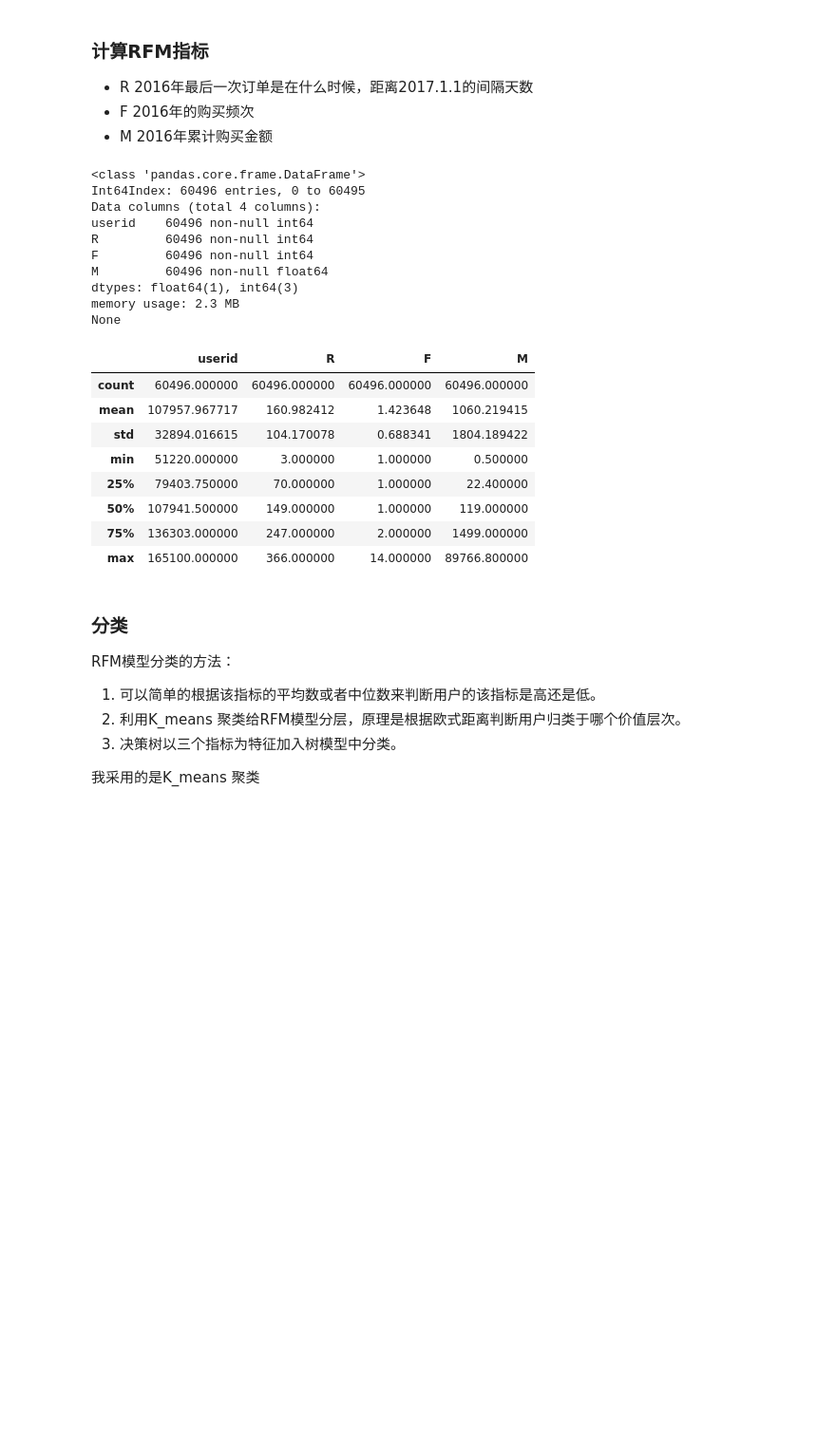
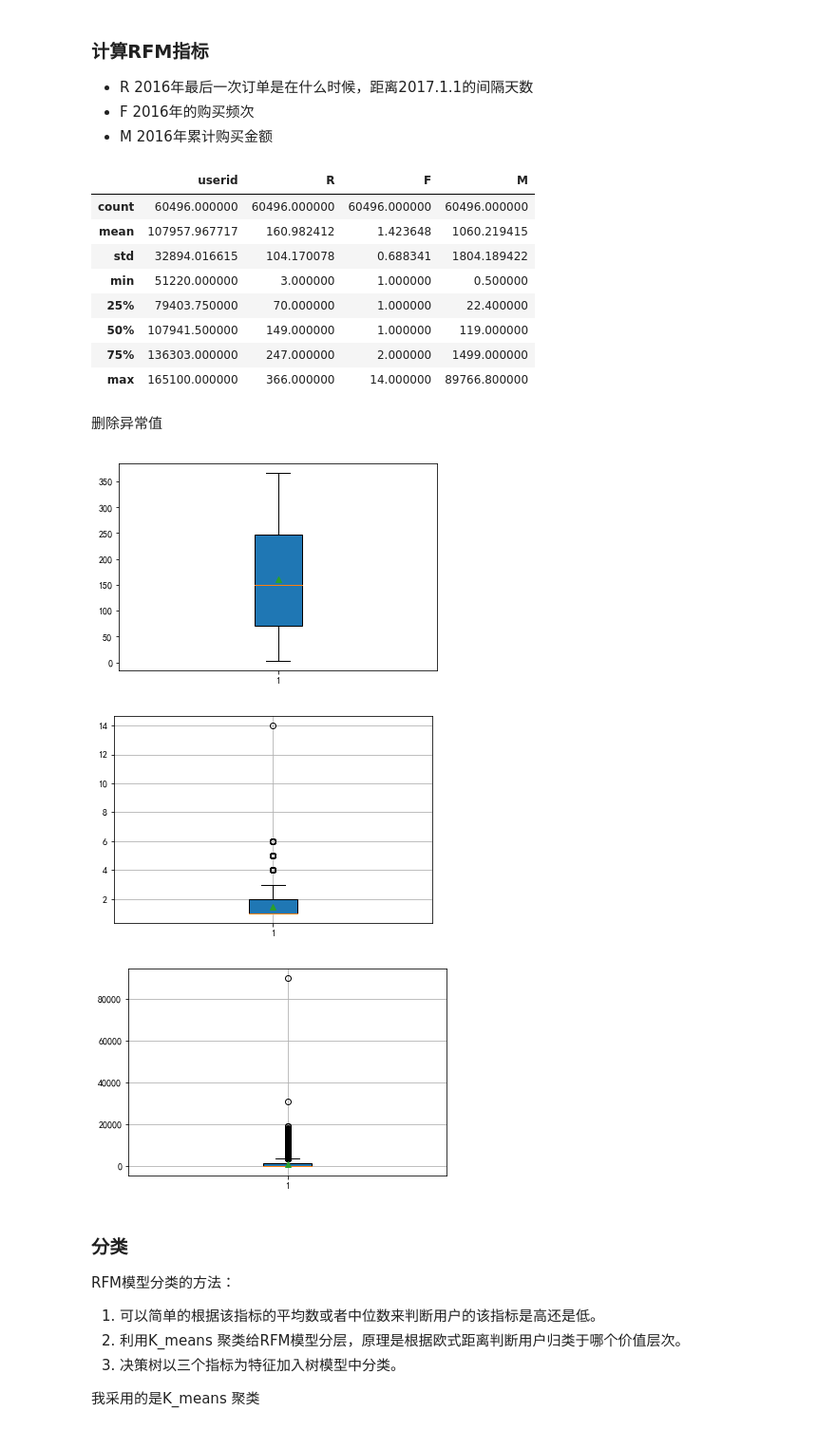
Before and after one commit to aijuandeng/RFM-, a Jupyter notebook: RFM.ipynb, the cells around one changed output. Shown at 95% size. Saved outputs shown, nothing was run; the diff lists cells and outputs as text; code cells hidden in the pictures; blank space fills up the shorter version.

```diff
--- a/RFM.ipynb
+++ b/RFM.ipynb
@@ -136,19 +136,9 @@ RFM = pd.merge(RFM,df.groupby(by="userid")["orderid"].nunique().reset_index(),ho
 RFM.rename(columns={"orderid":"F"},inplace=True)
 RFM = pd.merge(RFM,df.groupby(["userid"])["amountinfo"].sum().reset_index(),how="outer",on="userid")
 RFM.rename(columns={"amountinfo":"M"},inplace=True)
-print(RFM.info())
+RFM.userid=RFM.userid.astype("int")
 RFM.describe()
 # %% [output]
-<class 'pandas.core.frame.DataFrame'>
-Int64Index: 60496 entries, 0 to 60495
-Data columns (total 4 columns):
-userid    60496 non-null int64
-R         60496 non-null int64
-F         60496 non-null int64
-M         60496 non-null float64
-dtypes: float64(1), int64(3)
-memory usage: 2.3 MB
-None
 |  | userid | R | F | M |
 | count | 60496.000000 | 60496.000000 | 60496.000000 | 60496.000000 |
 | mean | 107957.967717 | 160.982412 | 1.423648 | 1060.219415 |
@@ -158,6 +148,34 @@ None
 | 50% | 107941.500000 | 149.000000 | 1.000000 | 119.000000 |
 | 75% | 136303.000000 | 247.000000 | 2.000000 | 1499.000000 |
 | max | 165100.000000 | 366.000000 | 14.000000 | 89766.800000 |
+# %% [markdown]
+删除异常值
+# %%
+# RFM[["R","F","M"]].plot(kind="box")
+plt.boxplot(RFM.R,patch_artist=True,showmeans=True,showfliers=True)
+plt.figure()
+plt.grid()
+plt.boxplot(RFM.F,patch_artist=True,showmeans=True,showfliers=True)
+# F只有一个异常值14
+plt.figure()
+plt.grid()
+plt.boxplot(RFM.M,patch_artist=True,showmeans=True,showfliers=True)
+# 有2个超过值20000的异常值
+RFM[RFM.M>20000]
+RFM[RFM.F>6]
+# 异常值不多，直接删除即可，如果异常值很多就需要用盖帽法等处理
+RFM_NEW = RFM.query("F<=6" and "M<=20000")
+
+# plt.figure();
+# plt.grid()
+# plt.boxplot(RFM_NEW.F,patch_artist=True,showmeans=True,showfliers=True);
+# plt.figure();
+# plt.grid()
+# plt.boxplot(RFM_NEW.M,patch_artist=True,showmeans=True,showfliers=True);
+# %% [output]
+[figure, added]
+[figure, added]
+[figure, added]
 # %% [markdown]
 ### 分类
 RFM模型分类的方法：
```
Also changed, not shown: parts of 7 cells of this notebook.
